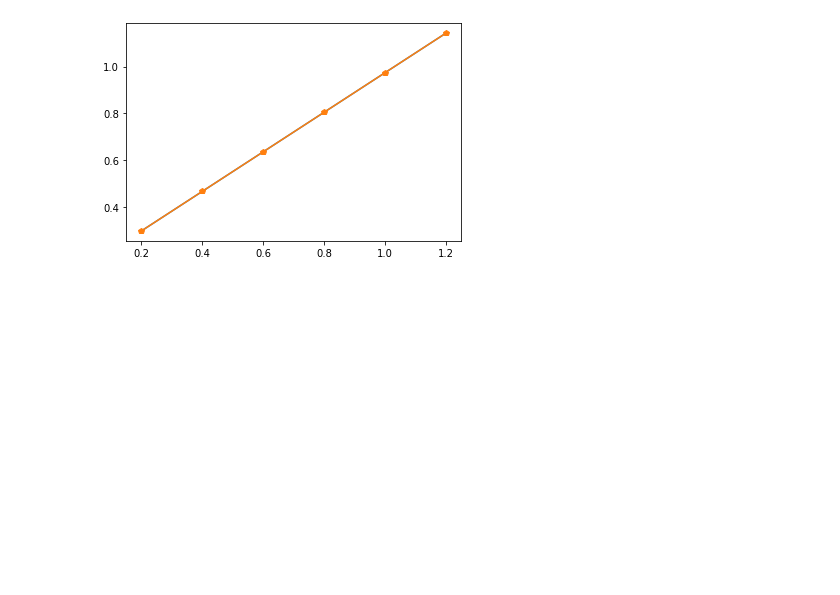
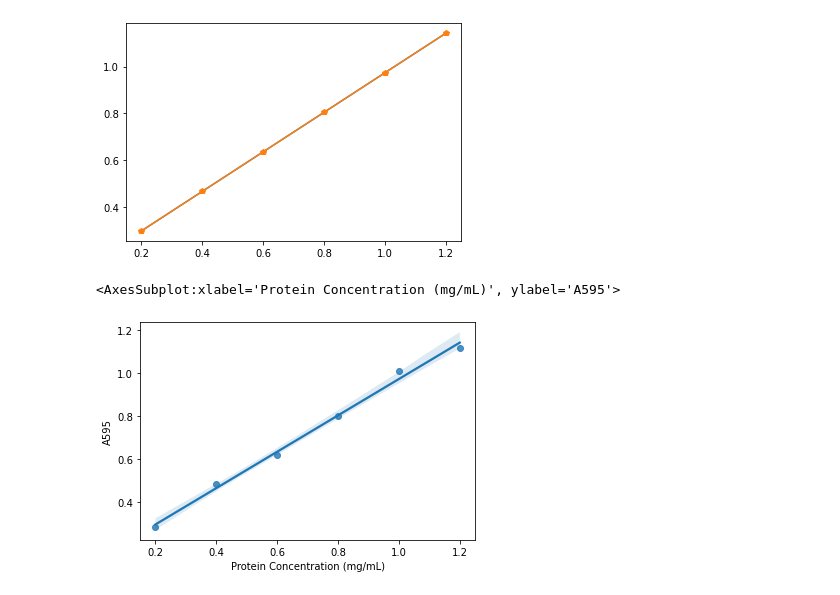
Before and after one commit to oliviaharman/PythonPractice, a Jupyter notebook: MoIssI Workshop.ipynb, the cells around one changed output. Cells and saved outputs as stored; diff of their text form; code cells hidden in the pictures; blank space fills up the shorter version.

Commit message:
Creating Plots

```diff
--- a/MoIssI Workshop.ipynb
+++ b/MoIssI Workshop.ipynb
@@ -878,3 +878,18 @@ plt.plot(xdata, slope * xdata + intercept, 'p-') #orange!
 # %% [output]
 [<matplotlib.lines.Line2D at 0x...>]
 [figure]
+# %%
+import os
+import pandas as pd
+protein_file = os.path.join('data', 'protein_assay.csv')
+results_df = pd.read_csv(protein_file)
+xdata = results_df['Protein Concentration (mg/mL)']
+ydata = results_df['A595']
+from scipy import stats
+slope, intercept, r_value, p_value, std_err = stats.linregress(xdata, ydata)
+
+import seaborn as sns
+sns.regplot(x = xdata, y = ydata)
+# %% [output]
+<AxesSubplot:xlabel='Protein Concentration (mg/mL)', ylabel='A595'>
+[figure, added]
```
Also changed, not shown: parts of 51 cells of this notebook.
